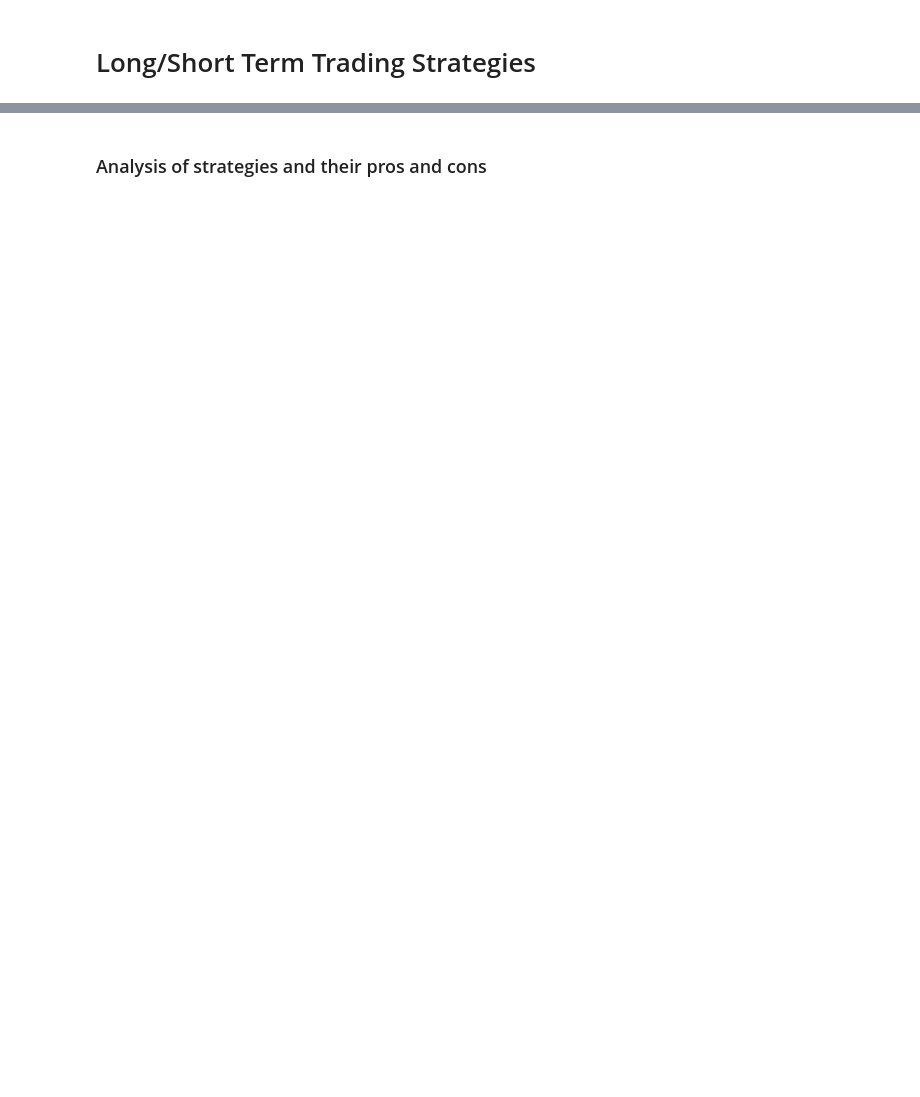
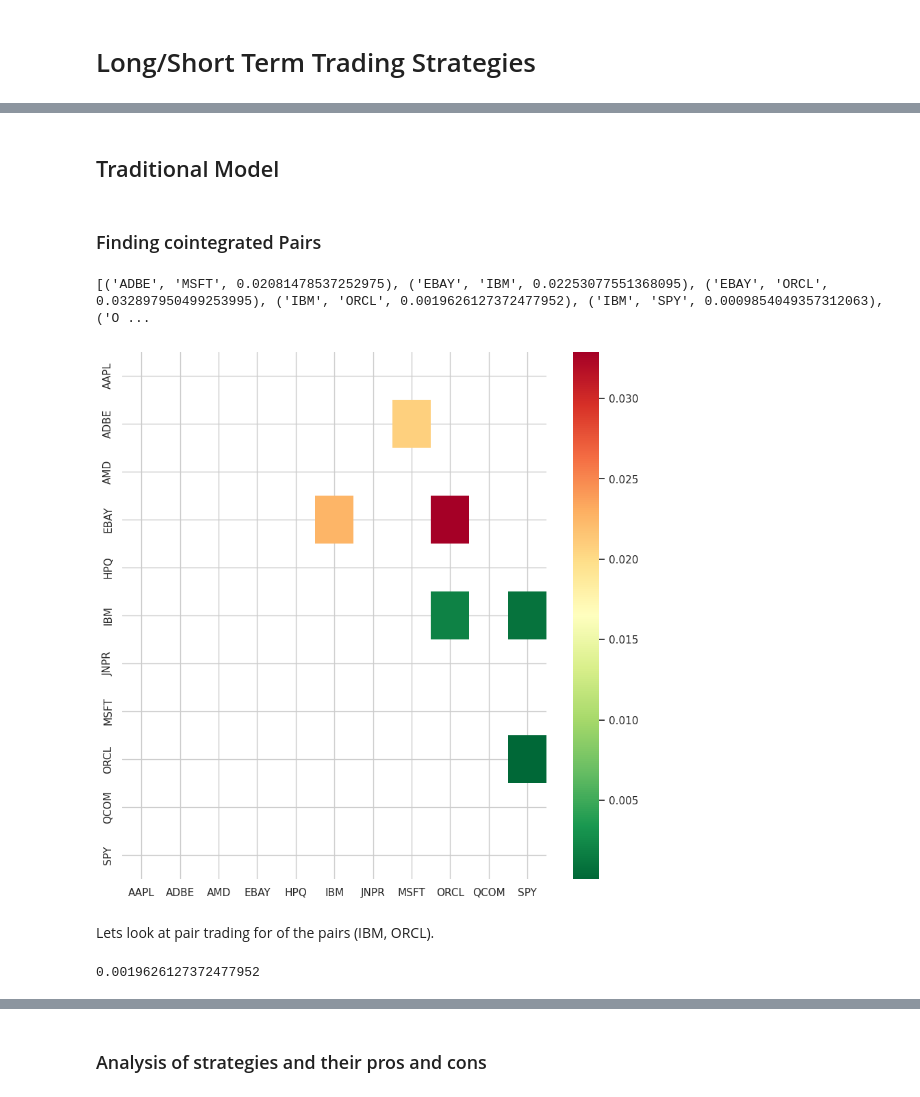
Before and after one commit to pmnerfed/capstone_option_trading, a Jupyter notebook: Review/Review.ipynb, the cells around one changed output, grey strips where cells are left out. Saved outputs shown, nothing was run; the diff lists cells and outputs as text; code cells hidden in the pictures; blank space fills up the shorter version.

```diff
--- a/Review/Review.ipynb
+++ b/Review/Review.ipynb
@@ -393,0 +46,9 @@ ImportError: cannot import name 'SmaCross' from 'strategies.sma' (/content/strat
+# %%
+start = datetime.datetime(2012, 1, 1)
+end = datetime.datetime(2021, 1, 1)
+
+tickers = ['AAPL', 'ADBE', 'ORCL', 'EBAY', 'MSFT', 'QCOM', 'HPQ', 'JNPR', 'AMD', 'IBM', 'SPY']
+
+
+df = pdr.get_data_yahoo(tickers, start, end)['Close']
+df.tail()
@@ -393,0 +64,46 @@ ImportError: cannot import name 'SmaCross' from 'strategies.sma' (/content/strat
+# %% [markdown]
+## Traditional Model
+# %% [markdown]
+### Finding cointegrated Pairs
+# %%
+def find_cointegrated_pairs(data):
+    n = data.shape[1]
+    score_matrix = np.zeros((n, n))
+    pvalue_matrix = np.ones((n, n))
+    keys = data.keys()
+    pairs = []
+    for i in range(n):
+        for j in range(i+1, n):
+            S1 = data[keys[i]]
+            S2 = data[keys[j]]
+            result = coint(S1, S2)
+            score = result[0]
+            pvalue = result[1]
+            score_matrix[i, j] = score
+            pvalue_matrix[i, j] = pvalue
+            if pvalue < 0.05:
+                pairs.append((keys[i], keys[j], pvalue))
+    return score_matrix, pvalue_matrix, pairs
+# %%
+# Heatmap to show the p-values of the cointegration test between each pair of
+# stocks. Only show the value in the upper-diagonal of the heatmap
+scores, pvalues, pairs = find_cointegrated_pairs(df)
+import seaborn
+fig, ax = plt.subplots(figsize=(10,10))
+seaborn.heatmap(pvalues, xticklabels=df.columns, yticklabels=df.columns, cmap='RdYlGn_r'
+                , mask = (pvalues >= 0.05)
+                )
+print(pairs)
+# %% [output]
+[('ADBE', 'MSFT', 0.02081478537252975), ('EBAY', 'IBM', 0.02253077551368095), ('EBAY', 'ORCL', 0.032897950499253995), ('IBM', 'ORCL', 0.0019626127372477952), ('IBM', 'SPY', 0.0009854049357312063), ('O ...
+[figure, added]
+# %% [markdown]
+Lets look at pair trading for of the pairs (IBM, ORCL).
+# %%
+S1 = df['IBM']
+S2 = df['ORCL']
+
+score, pvalue, _ = coint(S1, S2)
+pvalue
+# %% [output]
+0.0019626127372477952
```
Also changed, not shown: parts of 56 cells of this notebook.
